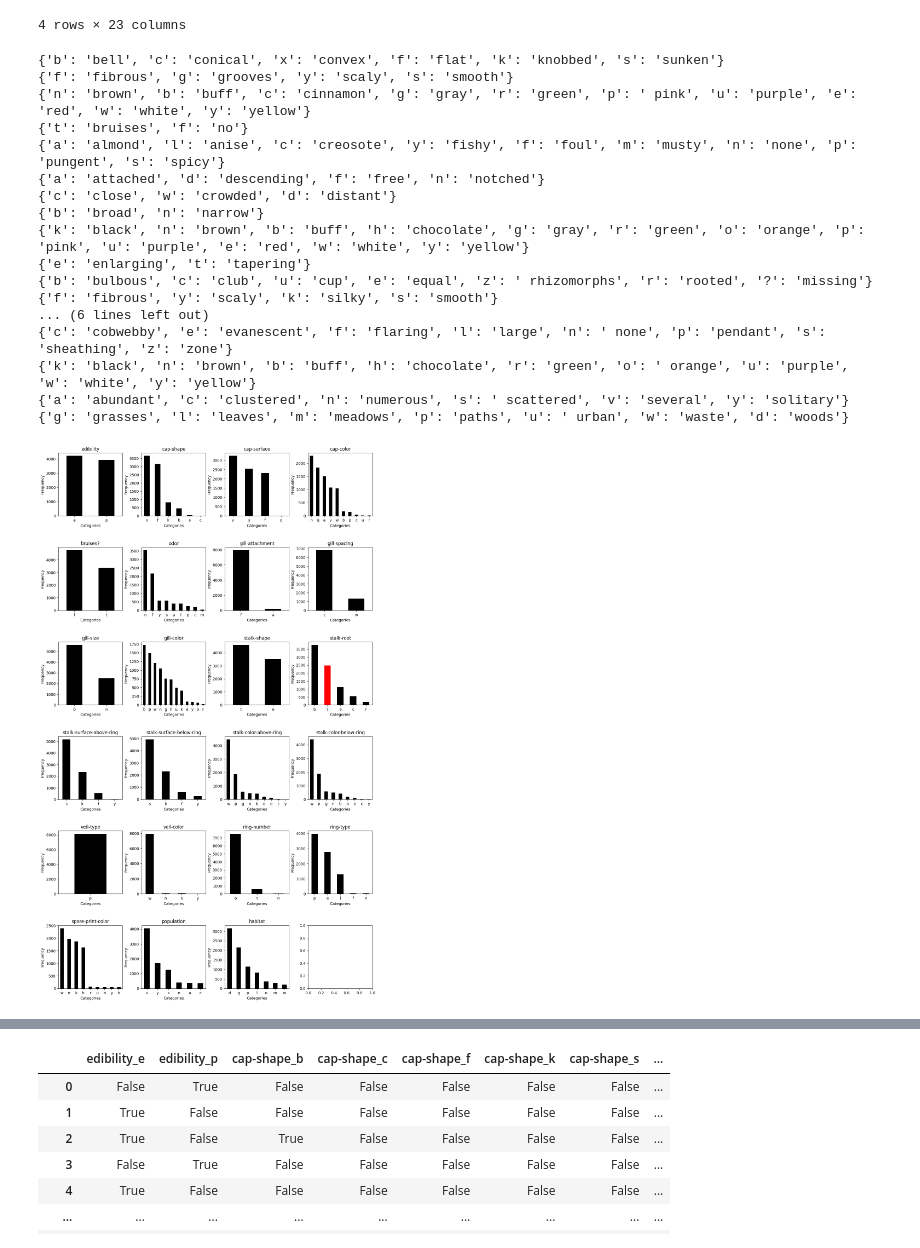
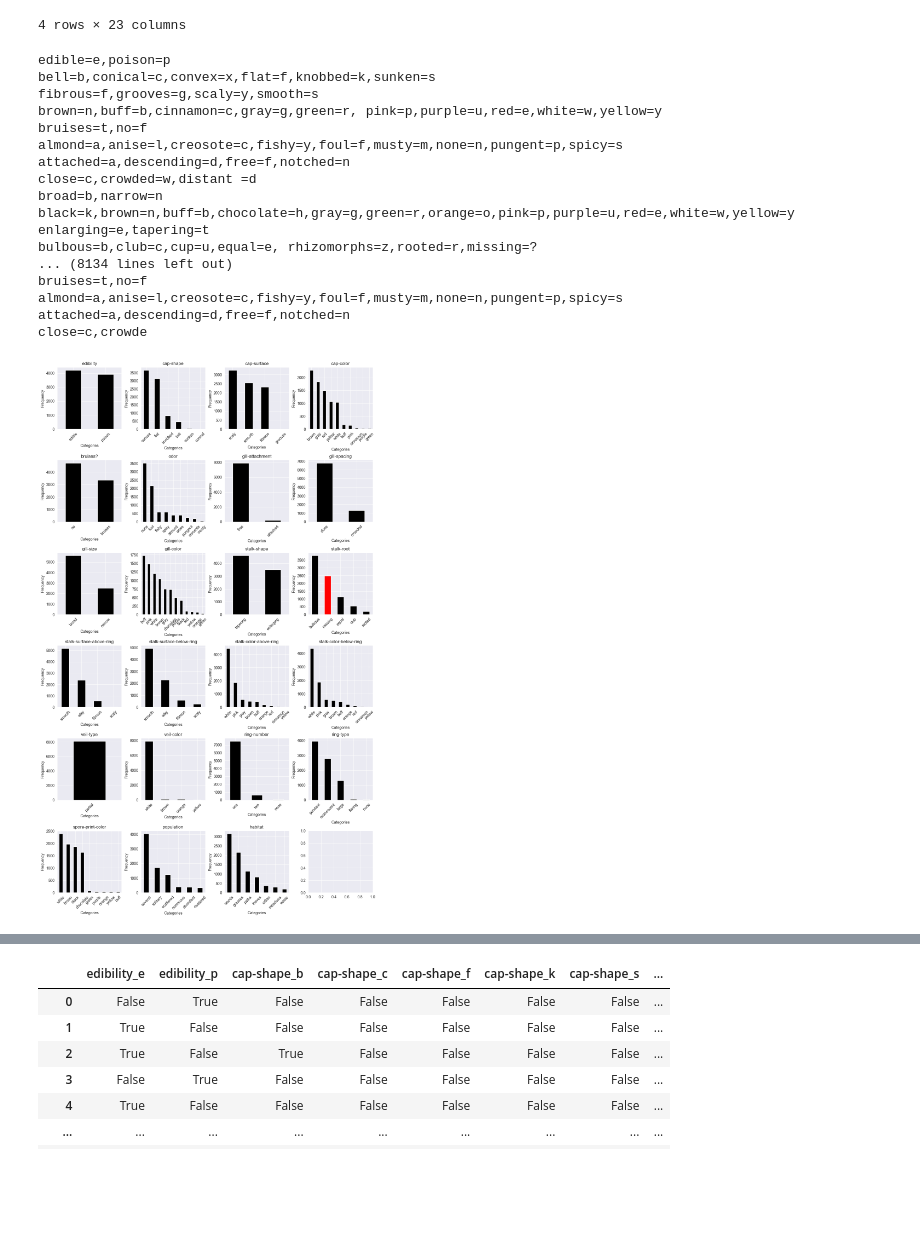
Before and after one commit to Skippyoftedal/IDATT2502, a Jupyter notebook: 5_features/a.ipynb, the cells around one changed output, grey strips where cells are left out. Drawn from its saved outputs; the diff is of its cells as text; code cells hidden in the pictures; blank space fills up the shorter version.

```diff
--- a/5_features/a.ipynb
+++ b/5_features/a.ipynb
@@ -23,7 +23,8 @@ df.describe()
 4 rows × 23 columns
 # %%
 #Swapping the category letters for their actual values
-a = """bell=b,conical=c,convex=x,flat=f,knobbed=k,sunken=s
+a = """edible=e,poison=p
+bell=b,conical=c,convex=x,flat=f,knobbed=k,sunken=s
 fibrous=f,grooves=g,scaly=y,smooth=s
 brown=n,buff=b,cinnamon=c,gray=g,green=r, pink=p,purple=u,red=e,white=w,yellow=y
 bruises=t,no=f
@@ -47,56 +48,56 @@ abundant=a,clustered=c,numerous=n, scattered=s,several=v,solitary=y
 grasses=g,leaves=l,meadows=m,paths=p, urban=u,waste=w,woods=d"""
 lines = a.split("\n")
 list_of_dicts = [
-    dict(item.split("=")[::-1] for item in line.split(","))
-    for line in a.split("\n")
+    {value: key for key, value in (item.split("=") for item in line.split(","))}
+    for line in lines
 ]
-for a in list_of_dicts:
+for l in a:
     print(a)
 # %% [output]
-{'b': 'bell', 'c': 'conical', 'x': 'convex', 'f': 'flat', 'k': 'knobbed', 's': 'sunken'}
-{'f': 'fibrous', 'g': 'grooves', 'y': 'scaly', 's': 'smooth'}
-{'n': 'brown', 'b': 'buff', 'c': 'cinnamon', 'g': 'gray', 'r': 'green', 'p': ' pink', 'u': 'purple', 'e': 'red', 'w': 'white', 'y': 'yellow'}
-{'t': 'bruises', 'f': 'no'}
-{'a': 'almond', 'l': 'anise', 'c': 'creosote', 'y': 'fishy', 'f': 'foul', 'm': 'musty', 'n': 'none', 'p': 'pungent', 's': 'spicy'}
-{'a': 'attached', 'd': 'descending', 'f': 'free', 'n': 'notched'}
-{'c': 'close', 'w': 'crowded', 'd': 'distant'}
-{'b': 'broad', 'n': 'narrow'}
-{'k': 'black', 'n': 'brown', 'b': 'buff', 'h': 'chocolate', 'g': 'gray', 'r': 'green', 'o': 'orange', 'p': 'pink', 'u': 'purple', 'e': 'red', 'w': 'white', 'y': 'yellow'}
-{'e': 'enlarging', 't': 'tapering'}
-{'b': 'bulbous', 'c': 'club', 'u': 'cup', 'e': 'equal', 'z': ' rhizomorphs', 'r': 'rooted', '?': 'missing'}
-{'f': 'fibrous', 'y': 'scaly', 'k': 'silky', 's': 'smooth'}
-... (6 lines left out)
-{'c': 'cobwebby', 'e': 'evanescent', 'f': 'flaring', 'l': 'large', 'n': ' none', 'p': 'pendant', 's': 'sheathing', 'z': 'zone'}
-{'k': 'black', 'n': 'brown', 'b': 'buff', 'h': 'chocolate', 'r': 'green', 'o': ' orange', 'u': 'purple', 'w': 'white', 'y': 'yellow'}
-{'a': 'abundant', 'c': 'clustered', 'n': 'numerous', 's': ' scattered', 'v': 'several', 'y': 'solitary'}
-{'g': 'grasses', 'l': 'leaves', 'm': 'meadows', 'p': 'paths', 'u': ' urban', 'w': 'waste', 'd': 'woods'}
+edible=e,poison=p
+bell=b,conical=c,convex=x,flat=f,knobbed=k,sunken=s
+fibrous=f,grooves=g,scaly=y,smooth=s
+brown=n,buff=b,cinnamon=c,gray=g,green=r, pink=p,purple=u,red=e,white=w,yellow=y
+bruises=t,no=f
+almond=a,anise=l,creosote=c,fishy=y,foul=f,musty=m,none=n,pungent=p,spicy=s
+attached=a,descending=d,free=f,notched=n
+close=c,crowded=w,distant =d
+broad=b,narrow=n
+black=k,brown=n,buff=b,chocolate=h,gray=g,green=r,orange=o,pink=p,purple=u,red=e,white=w,yellow=y
+enlarging=e,tapering=t
+bulbous=b,club=c,cup=u,equal=e, rhizomorphs=z,rooted=r,missing=?
+... (8134 lines left out)
+bruises=t,no=f
+almond=a,anise=l,creosote=c,fishy=y,foul=f,musty=m,none=n,pungent=p,spicy=s
+attached=a,descending=d,free=f,notched=n
+close=c,crowde
 # %%
 num_features = len(df.columns)
 
 _, axes = plt.subplots(nrows=math.ceil(num_features / 4), ncols=4, figsize=(15, num_features))
 
 axes = axes.flatten()
 for col_index in range(num_features):
     ax = axes[col_index]
 
     value_counts = df.iloc[:, col_index].value_counts()
 
     colors = ['red' if name == '?' else 'black' for name in value_counts.index]
     print()
     value_counts.plot(ax=ax, kind='bar', color=colors)
-    #colNames = [list_of_dicts[col_index].get(name, name) for name in value_counts.index]
-    colNames = value_counts.index
+    colNames = [list_of_dicts[col_index].get(name, name) for name in value_counts.index]
+    #colNames = value_counts.index
     ax.set_title(f'{df.columns[col_index]}')
     ax.set_xlabel('Categories')
     ax.set_ylabel('Frequency')
-    ax.set_xticklabels(colNames, rotation=0)
+    ax.set_xticklabels(colNames, rotation=45)
 
 plt.tight_layout(pad=10.0)  # Adjust layout to prevent overlap
 plt.subplots_adjust(hspace=0.5, wspace=0.3)  # Adjust horizontal and vertical spacing
 
 plt.show()
 # %% [output]
-[figure, old version]
+[figure, new version]
 # %%
 #krysstabell
 def plotCrosstab(cat1, cat2):
```
Also changed, not shown: parts of 4 cells of this notebook, 5 other files.
